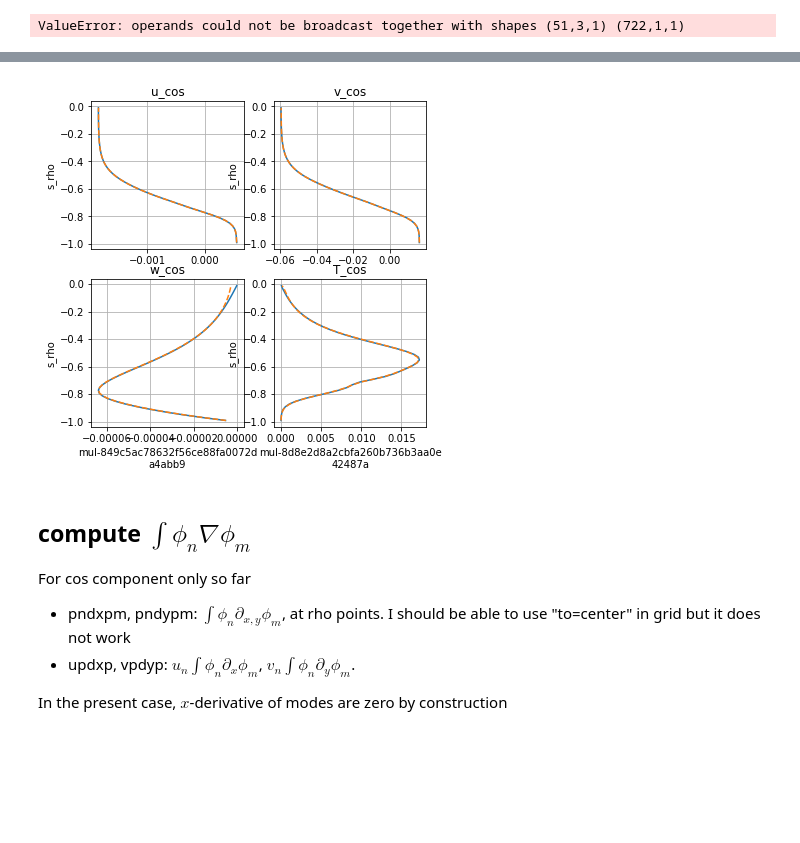
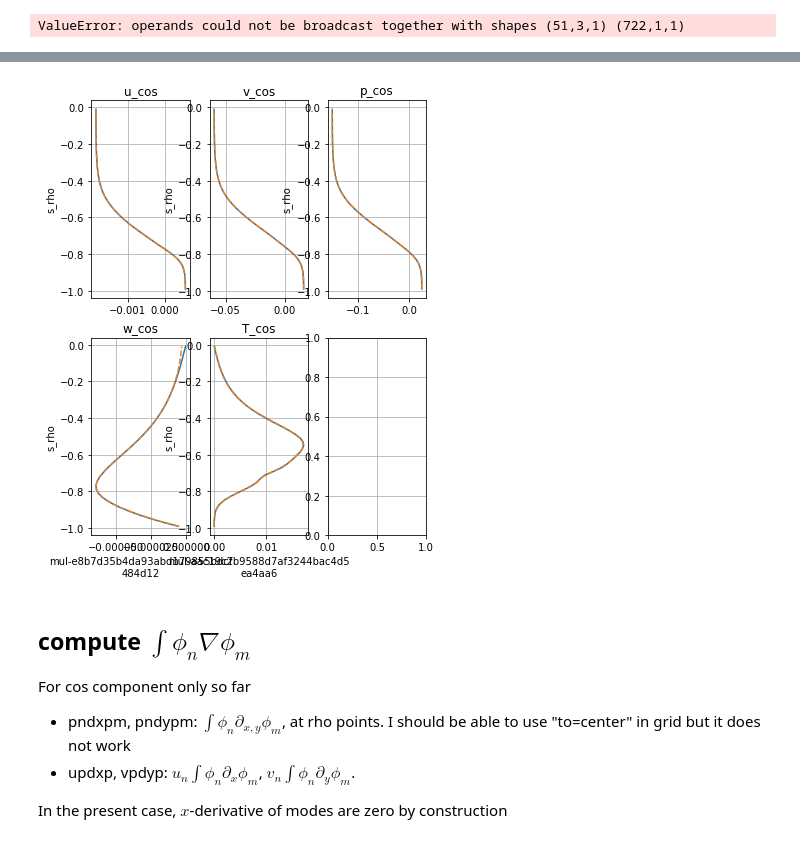
Before and after one commit to slgentil/croco, a Jupyter notebook: tutorials/dev/DiagDynCSW_proj_white.ipynb, the cells around one changed output, grey strips where cells are left out. Saved outputs shown, nothing was run; the diff lists cells and outputs as text; code cells hidden in the pictures; blank space fills up the shorter version.

```diff
--- a/tutorials/dev/DiagDynCSW_proj_white.ipynb
+++ b/tutorials/dev/DiagDynCSW_proj_white.ipynb
@@ -39,10 +39,7 @@ gparams = {'f0': 1.0313e-4, 'beta': 1.6186e-11}
 grav = 9.81
 r = pp.CROCOrun(root_path+run, prefix='file_', open_nc=[], grid_params=gparams, verbose=True)
 
-### fixing a few stuff. WARNING quick & dirty
-# time is nan
-r['his'].coords['mytime'] = xr.DataArray(np.arange(r['his']["time"].size), dims=["time"])
-# r['his']
+r['his']
 # %% [output]
 Analysing directory /home/datawork-lops-osi/equinox/jetn/jet_cfg1_wp0_noperturb_0a100j_floats_lev50_itide/
 Found 1 segments
@@ -317,7 +339,7 @@ dz = grid.diff(zwoy, "s")
 def trapzw(data, zz):
     """ trapz for a function on w points (zz is also on w points)
     (b-a)*.5*(f(a)+f(b)) = sum(dz*grid.interp(f, "s"))"""
-    return (grid.diff(zz, "s")*grid.interp(data, "s")).sum("s")
+    return (grid.diff(zz, "s")*grid.interp(data, "s")).sum("s_rho")
 
 def trapz(data, zz):
     """ wrapper of np.trapz. Does not work, everything crashes """
@@ -379,6 +401,16 @@ def projb(data, zz, phib=dm.dphidz, dz=dz):
     prov = (prov*grid.interp(phib/N2, "s")*dz).sum("s_rho") \
             + grav* (grid.interp(prov, "s")*phib/N2**2).isel(s_w=-1)
     return -prov/ds.h #data.isel(s_rho=-1)
+
+### others
+def get_pres(grid,z,rho):
+    """ compute pressure by integration from the surface,
+    taking rho at rho points and giving results on w points (z grid)
+    with p=0 at the surface """
+    _g = 9.81 # il faudrait arrêter de coder g en dur partout...
+    dz = grid.diff(z, "s")
+    return _g * grid.cumsum((rho*dz).sortby("s_rho",ascending=False), "s", \
+                            to="outer", boundary="fill").sortby("s_w",ascending=False)
 # %%
 prov = z2zwoy(ds.w_t_cos, z_rho).isel(x_rho=1)
 ## !!! I can plot prov.values but not prov.plot()
@@ -428,5 +445,7 @@ Dimensions without coordinates: s_w, y_rho, x_rho
 # %%
 z_rho = get_z(r, zeta=ds.ssh_a, h=ds.h, vgrid='r', hgrid='r').persist()
+z_w = get_z(r, zeta=ds.ssh_a, h=ds.h, vgrid='w', hgrid='r').persist()
+
 wn_c = projw(ds.w_t_cos, z_rho).persist()
 #wn_b = projwb(ds.w_t_cos, z_rho).persist()
 bn_c = projb(ds.T_t_cos, z_rho).persist()
@@ -462,6 +481,12 @@ wn_s = projw(ds.w_t_sin, z_rho).persist()
 
 bn_c = projb(ds.T_t_cos, z_rho).persist()
 bn_s = projb(ds.T_t_sin, z_rho).persist()
+
+p_t_cos = zi_w2rho(get_pres(grid, z_w, ds.T_t_cos).chunk({"s_w":-1}), z_w, z_rho)/r.params['rho0'] + grav*ds.ssh_t_cos
+p_t_sin = zi_w2rho(get_pres(grid, z_w, ds.T_t_sin).chunk({"s_w":-1}), z_w, z_rho)/r.params['rho0'] + grav*ds.ssh_t_sin
+
+pn_c = projp(p_t_cos, z_rho).persist()
+pn_s = projp(p_t_sin, z_rho).persist()
 # %%
 un_c.isel(x_rho=1, mode=1).plot()
 un_s.isel(x_rho=1, mode=1).plot()
@@ -474,35 +499,40 @@ np.sqrt(un_s**2+un_c**2).isel(x_rho=1, mode=1).plot(linestyle="--", color="k")
 # these look bad because they are plotted vs. s_rho, whereas actual z grid are different
 # cf. previous exemple for the reconstruction of w
 
-fig, axs = plt.subplots(2, 2, figsize=(6,6))
+fig, axs = plt.subplots(2, 3, figsize=(6,8))
 ix, jy = 0, 350
 
 ax=axs[0,0]
 grid.interp(ds.u_t_cos, "xi").isel(x_rho=ix,y_rho=jy).plot(y="s_rho", ax=ax)
 (un_c*dm.phi).isel(x_rho=ix,y_rho=jy).sum("mode").plot(y="s_rho", linestyle="--", ax=ax)
 ax.set_title('u_cos')
 
 ax = axs[0, 1]
 grid.interp(ds.v_t_cos, "eta").isel(x_rho=ix,y_rho=jy).plot(y="s_rho", ax=ax)
 (vn_c*dm.phi).isel(x_rho=ix,y_rho=jy).sum("mode").plot(y="s_rho", linestyle="--", ax=ax)
 ax.set_title('v_cos')
 
 ax=axs[1,0]
 ds.w_t_cos.isel(x_rho=ix,y_rho=jy).plot(y="s_rho", ax=ax)
 grid.interp(wn_c*modw, "s").isel(x_rho=ix,y_rho=jy).sum("mode").plot(y="s_rho",
                                                                 linestyle="--", ax=ax)
 ax.set_title('w_cos')
 
 ax=axs[1,1]
 ds.T_t_cos.isel(x_rho=ix,y_rho=jy).plot(y="s_rho", ax=ax)
 grid.interp(-dm.c**2*bn_c*dm.dphidz, "s").isel(x_rho=ix,y_rho=jy).sum("mode").plot(\
                                                     y="s_rho", linestyle="--", ax=ax)
 ax.set_title('T_cos')
 
+ax = axs[0, 2]
+p_t_cos.isel(x_rho=ix,y_rho=jy).plot(y="s_rho", ax=ax)
+(pn_c*dm.phi).isel(x_rho=ix,y_rho=jy).sum("mode").plot(y="s_rho", linestyle="--", ax=ax)
+ax.set_title('p_cos')
+
 for ax in axs.ravel():
     ax.grid(True)
 # %% [output]
-[figure, old version]
+[figure, new version]
 # %% [markdown]
 ## compute $\int\phi_n\nabla\phi_m$
 For cos component only so far
```
Also changed, not shown: parts of 21 cells of this notebook, 3 other files.
